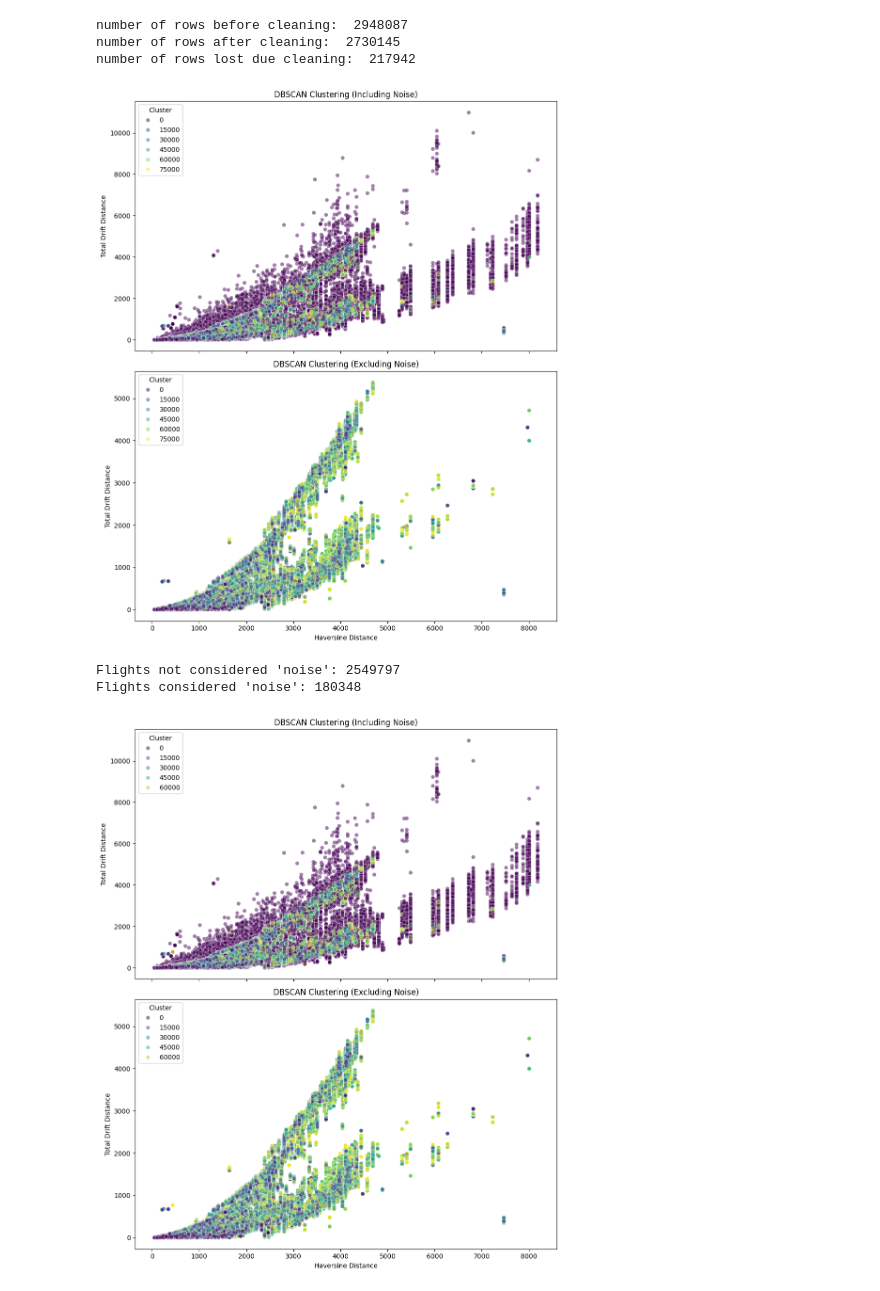
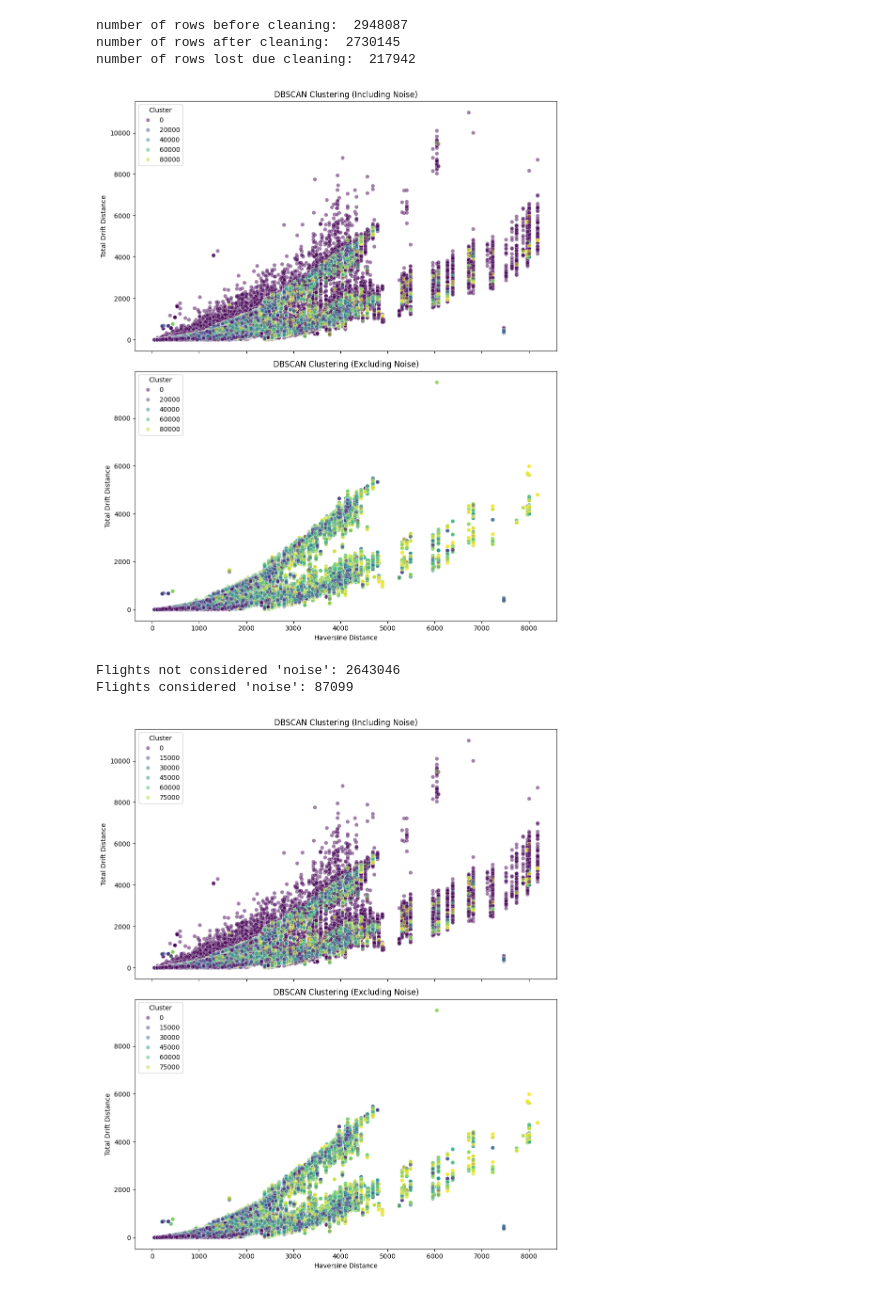
Before and after one commit to janiejestemja/coriolis_flights, a Jupyter notebook: coriolis_analysis_03b.ipynb, the cells around one changed output. Drawn from its saved outputs; the diff is of its cells as text; code cells hidden in the pictures.

```diff
--- a/coriolis_analysis_03b.ipynb
+++ b/coriolis_analysis_03b.ipynb
@@ -146,16 +145,16 @@ def db_scanner(data, fdf, epsilon, minimum_samples):
     print(f"Flights not considered 'noise': {len(fdf[fdf['cluster'] != -1])}")
     print(f"Flights considered 'noise': {len(fdf[fdf['cluster'] == -1])}")
 # %%
-start = 5
-end = 8
+start = 7
+end = 10
 
-epsilons = [float(f"{x * 0.1:.2f}") for x in range(start, end)]
-min_samples = [5 for _ in range(start, end)]
+epsilons = [x * 0.1 for x in range(start, end)]
+min_samples = [3 for _ in range(start, end)]
 
 for epsilon, min_sample in zip(epsilons, min_samples):
     db_scanner(data, fdf, epsilon, min_sample)
 # %% [output]
-[figure, old version]
+[figure, new version]
-Flights not considered 'noise': 2549797
-Flights considered 'noise': 180348
+Flights not considered 'noise': 2643046
+Flights considered 'noise': 87099
-[figure, old version]
+[figure, new version]
```
Also changed, not shown: parts of 3 cells of this notebook.
